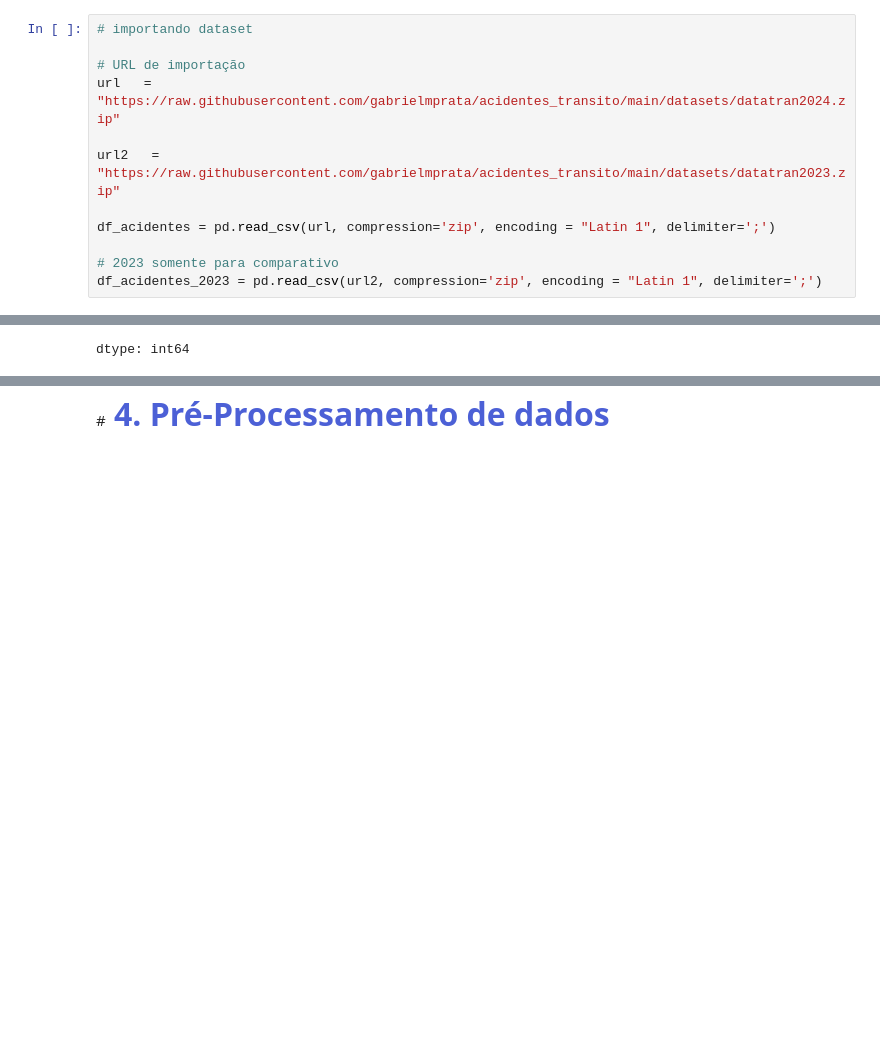
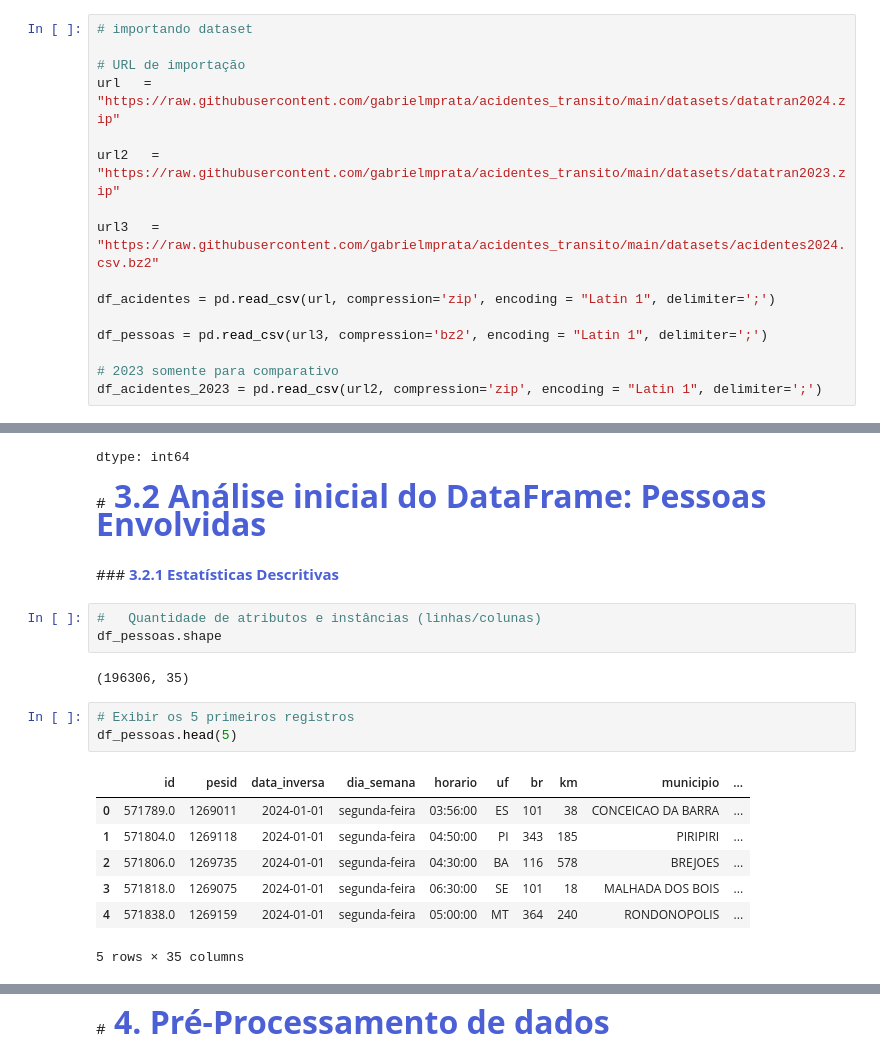
Before and after one commit to gabrielmprata/acidentes_transito, a Jupyter notebook: Acidentes_Rodoviarios_PreProc.ipynb, the cells around one changed output, grey strips where cells are left out. Saved outputs shown, nothing was run; the diff lists cells and outputs as text; blank space fills up the shorter version.

```diff
--- a/Acidentes_Rodoviarios_PreProc.ipynb
+++ b/Acidentes_Rodoviarios_PreProc.ipynb
@@ -63,7 +63,11 @@ url   = "https://raw.githubusercontent.com/gabrielmprata/acidentes_transito/main
 
 url2   = "https://raw.githubusercontent.com/gabrielmprata/acidentes_transito/main/datasets/datatran2023.zip"
 
+url3   = "https://raw.githubusercontent.com/gabrielmprata/acidentes_transito/main/datasets/acidentes2024.csv.bz2"
+
 df_acidentes = pd.read_csv(url, compression='zip', encoding = "Latin 1", delimiter=';')
+
+df_pessoas = pd.read_csv(url3, compression='bz2', encoding = "Latin 1", delimiter=';')
 
 # 2023 somente para comparativo
 df_acidentes_2023 = pd.read_csv(url2, compression='zip', encoding = "Latin 1", delimiter=';')
@@ -349,3 +353,23 @@ df_acidentes.condicao_metereologica.value_counts() #quantidade
 | Granizo | 2 |
 | Neve | 1 |
 dtype: int64
+# %% [markdown]
+#**<font color=#4c60d6 size="6"> 3.2 Análise inicial do DataFrame: Pessoas Envolvidas**
+# %% [markdown]
+###**<font color=#4c60d6> 3.2.1 Estatísticas Descritivas**
+# %%
+#	Quantidade de atributos e instâncias (linhas/colunas)
+df_pessoas.shape
+# %% [output]
+(196306, 35)
+# %%
+# Exibir os 5 primeiros registros
+df_pessoas.head(5)
+# %% [output]
+|  | id | pesid | data_inversa | dia_semana | horario | uf | br | km | municipio | ... |
+| 0 | 571789.0 | 1269011 | 2024-01-01 | segunda-feira | 03:56:00 | ES | 101 | 38 | CONCEICAO DA BARRA | ... |
+| 1 | 571804.0 | 1269118 | 2024-01-01 | segunda-feira | 04:50:00 | PI | 343 | 185 | PIRIPIRI | ... |
+| 2 | 571806.0 | 1269735 | 2024-01-01 | segunda-feira | 04:30:00 | BA | 116 | 578 | BREJOES | ... |
+| 3 | 571818.0 | 1269075 | 2024-01-01 | segunda-feira | 06:30:00 | SE | 101 | 18 | MALHADA DOS BOIS | ... |
+| 4 | 571838.0 | 1269159 | 2024-01-01 | segunda-feira | 05:00:00 | MT | 364 | 240 | RONDONOPOLIS | ... |
+5 rows × 35 columns
```
Also changed, not shown: parts of 4 cells of this notebook.
